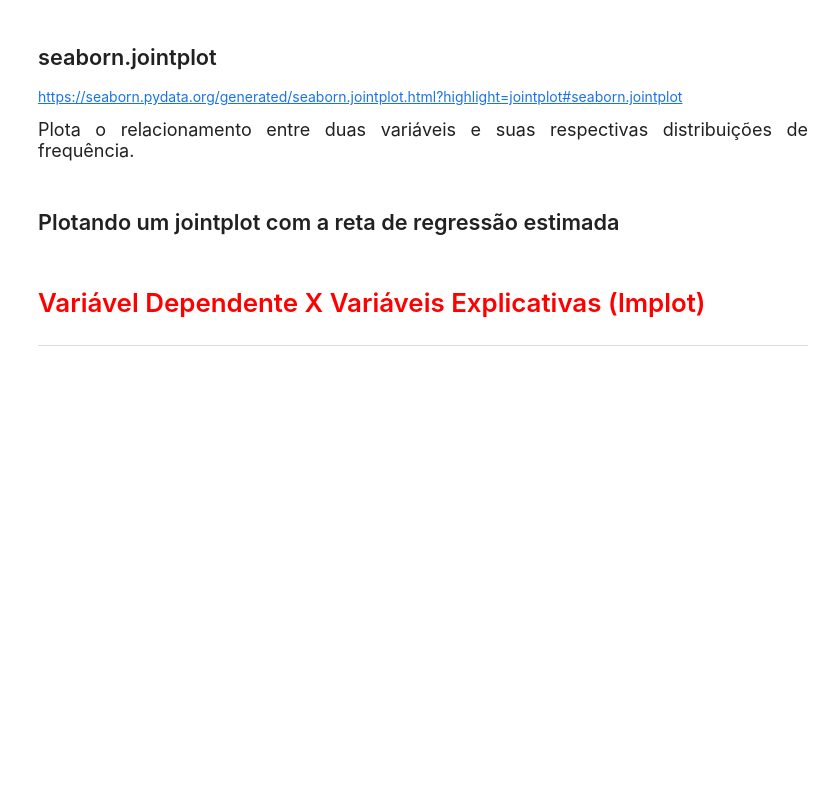
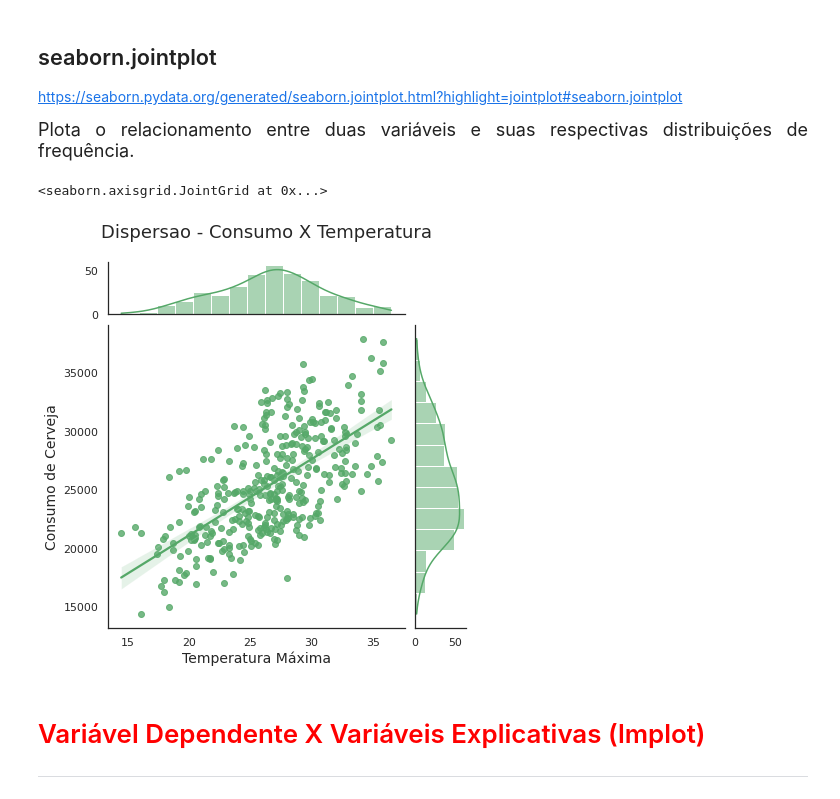
Before and after one commit to vitorsoier/RegressaoLinear, a Jupyter notebook: Regressão_Linear.ipynb, the cells around one changed output. Saved outputs shown, nothing was run; the diff lists cells and outputs as text; code cells hidden in the pictures; blank space fills up the shorter version.

```diff
--- a/Regressão_Linear.ipynb
+++ b/Regressão_Linear.ipynb
@@ -202,8 +235,17 @@ https://seaborn.pydata.org/generated/seaborn.pairplot.html?highlight=pairplot#se
 https://seaborn.pydata.org/generated/seaborn.jointplot.html?highlight=jointplot#seaborn.jointplot
 
 <p style='font-size: 18px; line-height: 2; margin: 10px 50px; text-align: justify;'>Plota o relacionamento entre duas variáveis e suas respectivas distribuições de frequência.</p>
-# %% [markdown]
-## Plotando um jointplot com a reta de regressão estimada
+# %%
+sns.set_theme(style ='white', color_codes= True)
+
+ax = sns.jointplot(x="temp_max", y="consumo", data=dados, color= 'g', marginal_ticks= True, kind='reg')
+
+ax.fig.suptitle('Dispersao - Consumo X Temperatura', fontsize=18, y=1.05)
+ax.set_axis_labels("Temperatura Máxima", "Consumo de Cerveja", fontsize=14)
+ax
+# %% [output]
+<seaborn.axisgrid.JointGrid at 0x...>
+[figure, added]
 # %% [markdown]
 # <font color='red' style='font-size: 30px;'>Variável Dependente X Variáveis Explicativas (lmplot)</font>
 <hr style='border: 2px solid red;'>
```
Also changed, not shown: parts of 9 cells of this notebook.
